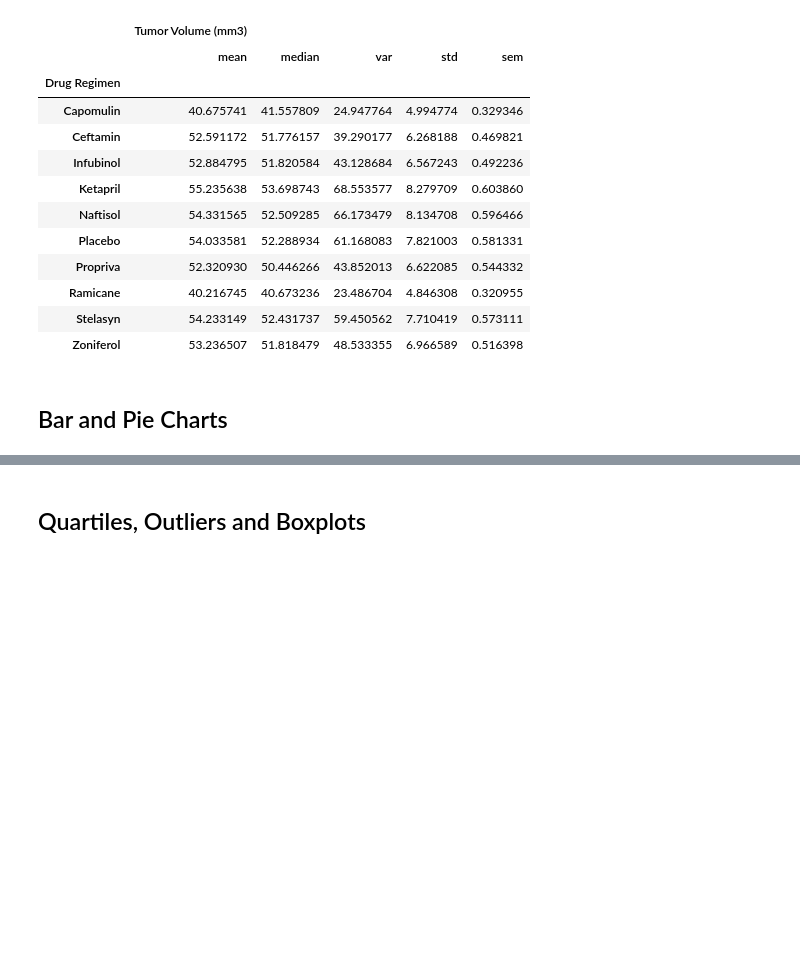
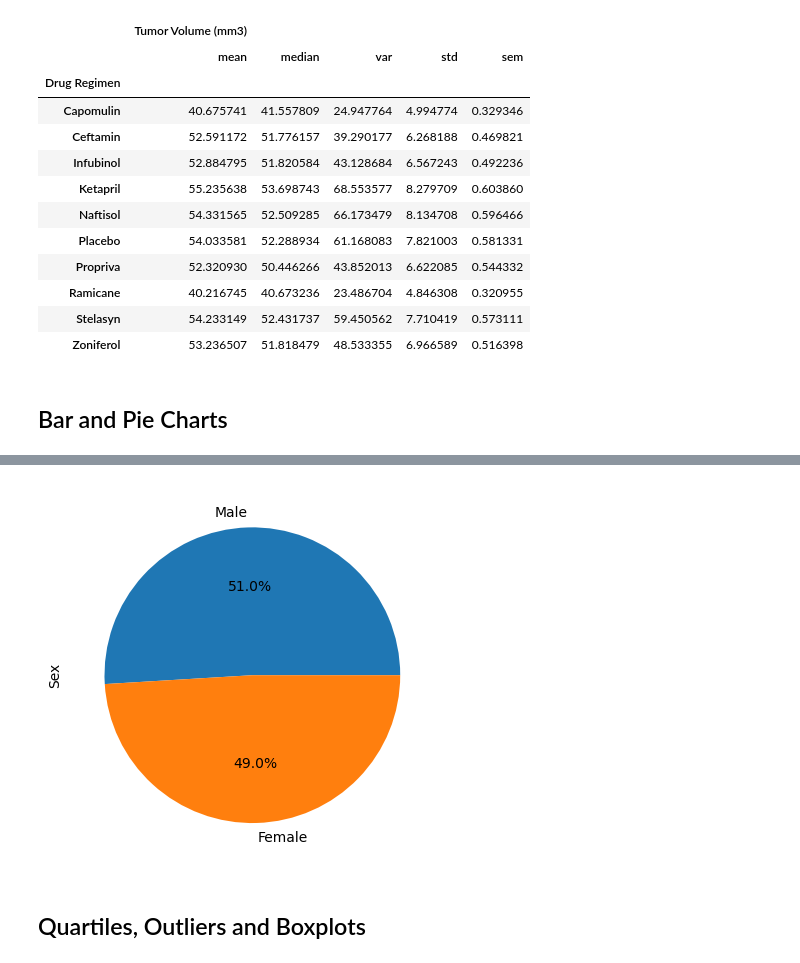
Before and after one commit to CharlesQuinn1/Pymaceuticals, a Jupyter notebook: main.ipynb, the cells around one changed output, grey strips where cells are left out. Drawn from its saved outputs; the diff is of its cells as text; code cells hidden in the pictures; blank space fills up the shorter version.

```diff
--- a/main.ipynb
+++ b/main.ipynb
@@ -163,3 +173,14 @@ ConversionError: Failed to convert value(s) to axis units:   Drug Regimen
+# %%
+# Generate a pie plot showing the distribution of female versus male mice using pyplot
+male_vs_female = combine_clean_df.groupby('Sex', as_index=False)['Mouse ID'].count()
+male_vs_female_sort = male_vs_female.sort_values('Mouse ID', ascending=False)
+labels = male_vs_female_sort['Sex'].to_numpy()
+Sex = male_vs_female_sort['Mouse ID'].to_numpy()
+plt.pie(Sex, labels=labels, autopct="%1.1f%%")
+plt.ylabel('Sex')
+plt.show()
+# %% [output]
+[figure, added]
 # %% [markdown]
 ## Quartiles, Outliers and Boxplots
 # %%
```
Also changed, not shown: parts of 11 cells of this notebook.
